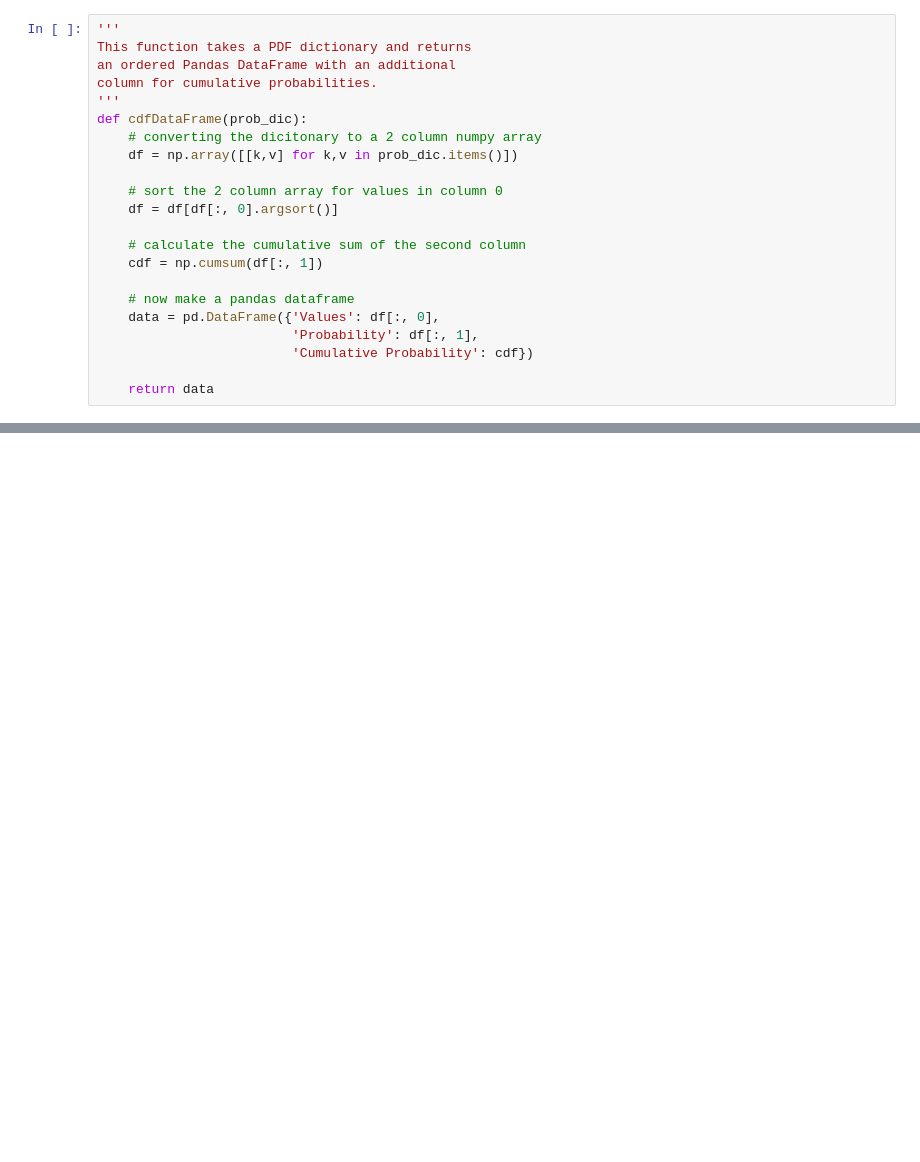
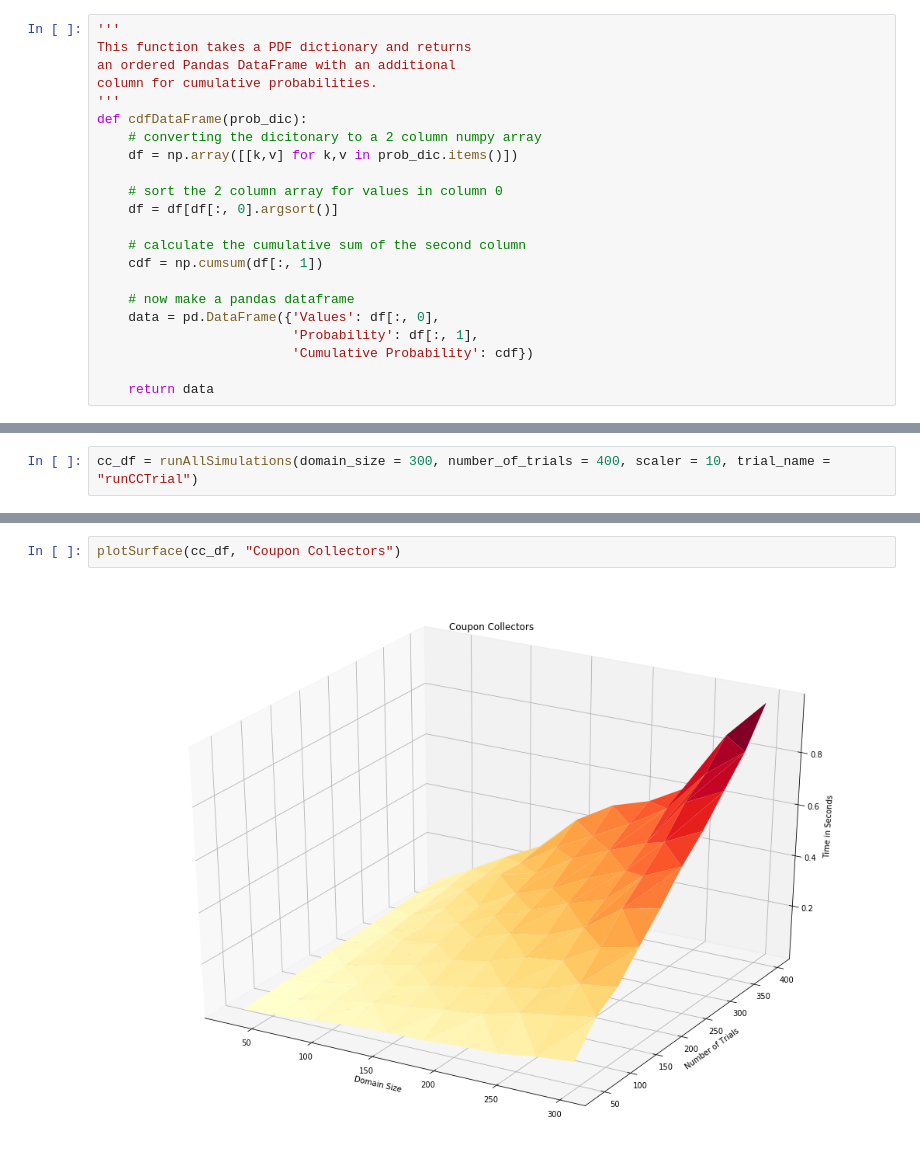
Before and after one commit to VaiSuliafu/CS6140_DataMining, a Jupyter notebook: Assignment_1.ipynb, the cells around one changed output, grey strips where cells are left out. Cells and saved outputs as stored; diff of their text form; blank space fills up the shorter version.

```diff
--- a/Assignment_1.ipynb
+++ b/Assignment_1.ipynb
@@ -130,0 +223,2 @@ plt.show()
+# %%
+cc_df = runAllSimulations(domain_size = 300, number_of_trials = 400, scaler = 10, trial_name = "runCCTrial")
@@ -130,0 +229,4 @@ plt.show()
+# %%
+plotSurface(cc_df, "Coupon Collectors")
+# %% [output]
+[figure, added]
```
Also changed, not shown: parts of 20 cells of this notebook.
